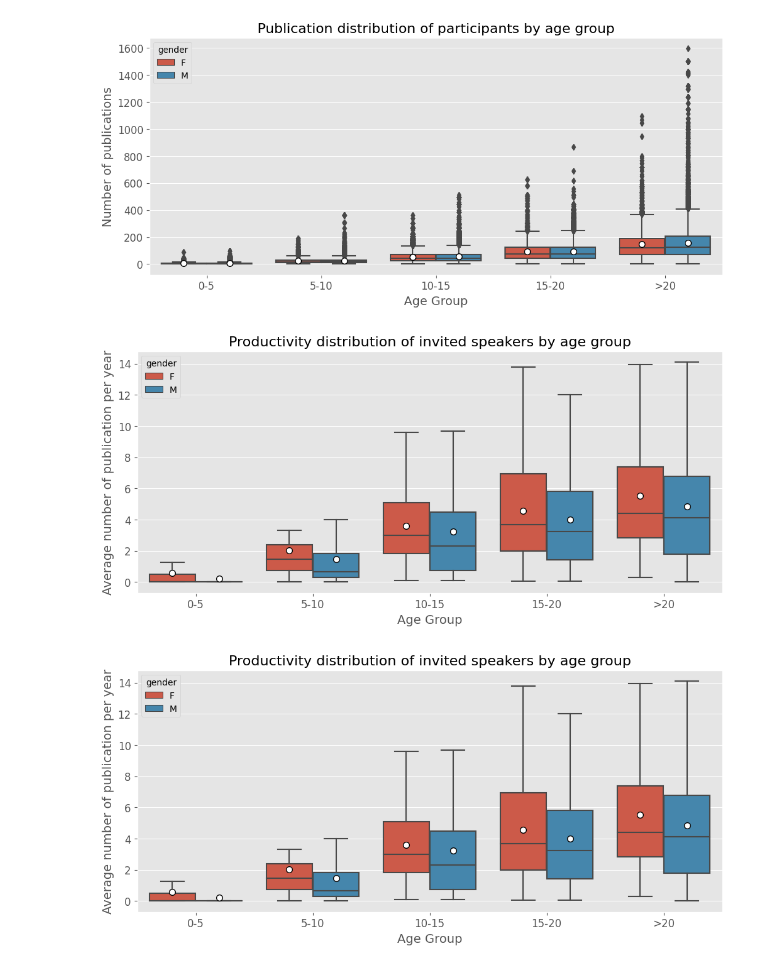
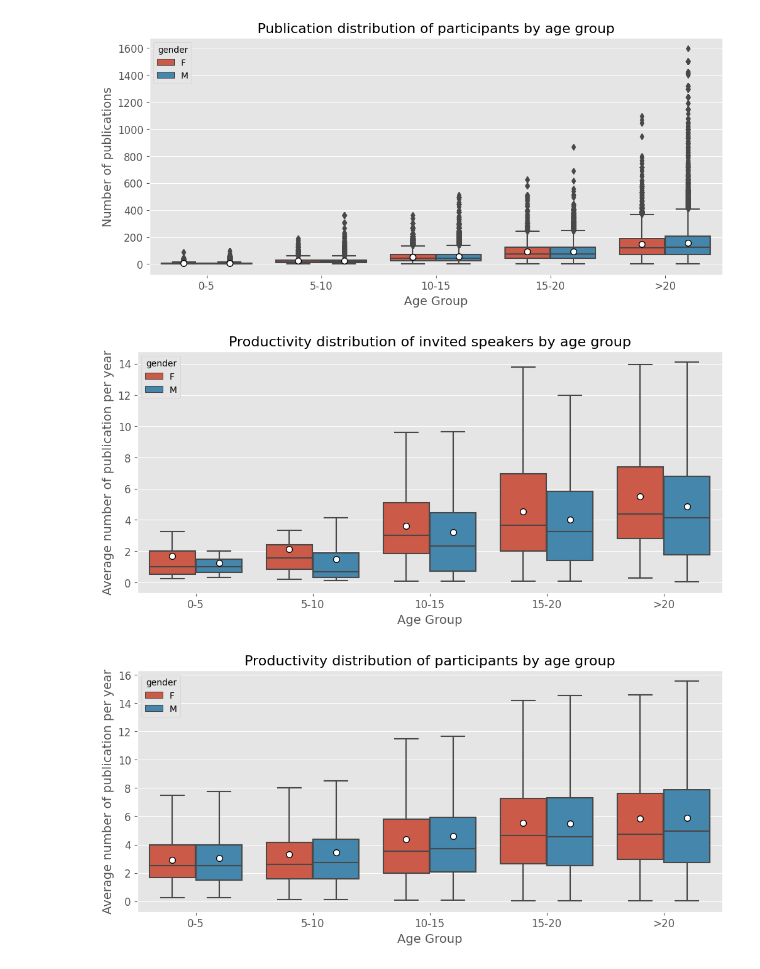
Before and after one commit to mariespedersen/Thesis_github, a Jupyter notebook: Descriptive_Analysis.ipynb, the cells around one changed output. Saved outputs shown, nothing was run; the diff lists cells and outputs as text; code cells hidden in the pictures.

```diff
--- a/Descriptive_Analysis.ipynb
+++ b/Descriptive_Analysis.ipynb
@@ -373,7 +373,7 @@ plt.show()
 # %% [output]
 [figure]
 # %%
-df_test = df_invited[df_invited['Paper Count'] != 0]
+df_test = df_invited[df_invited['Productivity'] != 0]
 age_order = ['0-5', '5-10', '10-15', '15-20', '>20']
 hue_order = ['F', 'M']
 
@@ -381,7 +381,7 @@ plt.figure(figsize=(12, 5))
 sns.boxplot(x="Age Group",
             y="Productivity",
             hue='gender',
-            data=df_invited,
+            data=df_test,
             order=age_order,
             hue_order=hue_order,
             showfliers=False,
@@ -392,31 +392,31 @@ plt.xlabel('Age Group', fontsize=14)
 plt.ylabel('Average number of publication per year', fontsize=14)
 plt.xticks(fontsize=12)
 plt.yticks(fontsize=12)
-plt.savefig(image_path+'Boxplot_inv_prod.pdf',bbox_inches='tight')
+# plt.savefig(image_path+'Boxplot_inv_prod.pdf',bbox_inches='tight')
 plt.show()
 # %% [output]
-[figure, old version]
+[figure, new version]
 # %%
-df_test = df_proceedings[df_proceedings['Paper Count'] != 0]
+df_test = df_proceedings[df_proceedings['Productivity'] != 0]
 age_order = ['0-5', '5-10', '10-15', '15-20', '>20']
 hue_order = ['F', 'M']
 
 plt.figure(figsize=(12, 5))
 sns.boxplot(x="Age Group",
             y="Productivity",
             hue='gender',
-            data=df_invited,
+            data=df_test,
             order=age_order,
             hue_order=hue_order,
             showfliers=False,
             showmeans=True,
             meanprops={"marker":"o","markerfacecolor":"white", "markeredgecolor":"black", "markersize":"7"}, )
-plt.title('Productivity distribution of invited speakers by age group', fontsize=16)
+plt.title('Productivity distribution of participants by age group', fontsize=16)
 plt.xlabel('Age Group', fontsize=14)
 plt.ylabel('Average number of publication per year', fontsize=14)
 plt.xticks(fontsize=12)
 plt.yticks(fontsize=12)
 plt.savefig(image_path+'Boxplot_pro_prod.pdf',bbox_inches='tight')
 plt.show()
 # %% [output]
-[figure, old version]
+[figure, new version]
```
